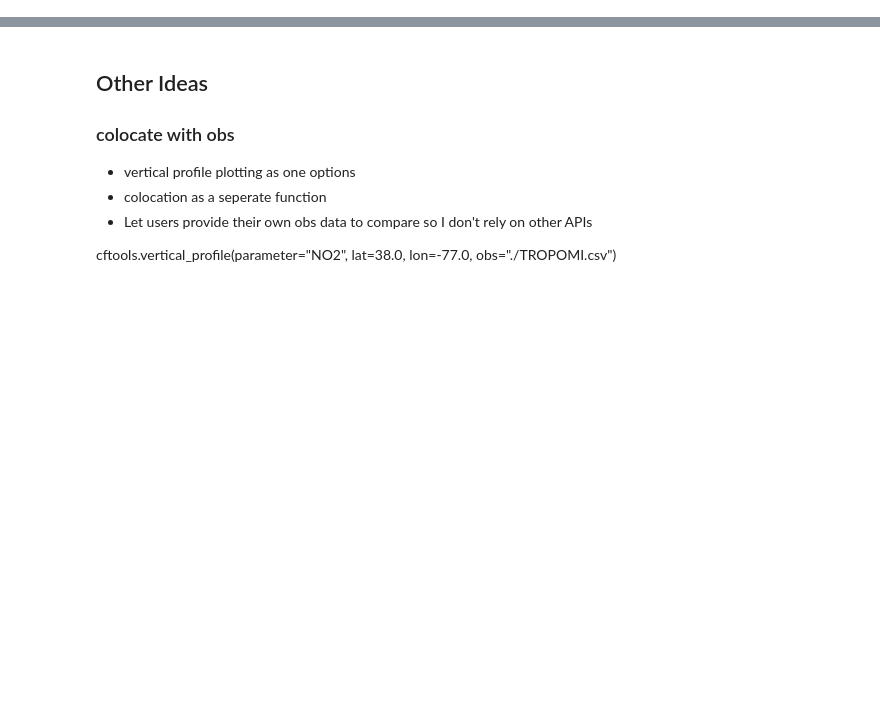
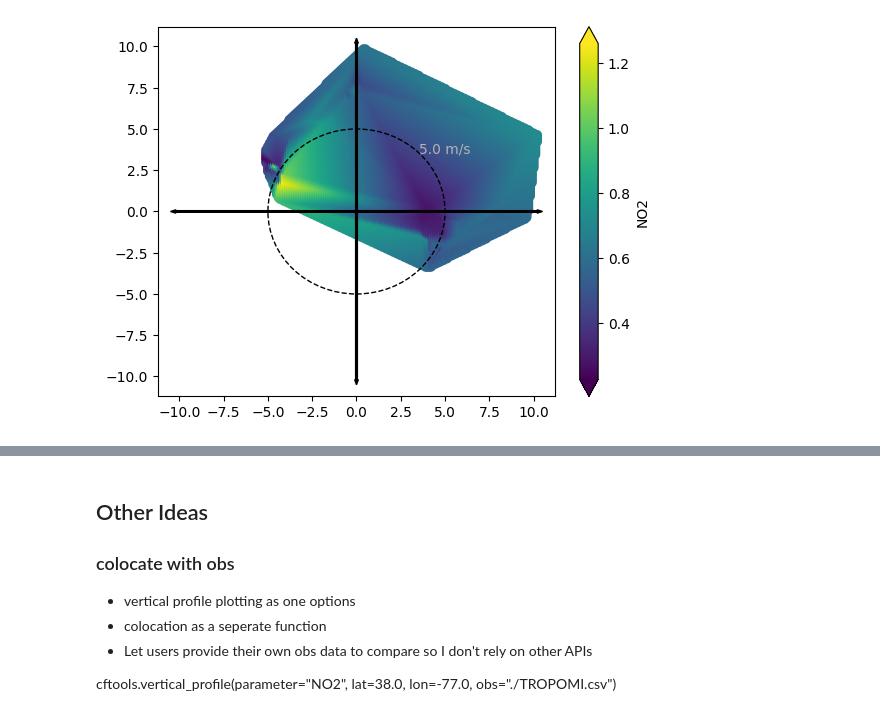
Before and after one commit to GEOS-ESM/CFTools, a Jupyter notebook: notebooks/CFTools_Usage.ipynb, the cells around one changed output, grey strips where cells are left out. Drawn from its saved outputs; the diff is of its cells as text; code cells hidden in the pictures; blank space fills up the shorter version.

```diff
--- a/notebooks/CFTools_Usage.ipynb
+++ b/notebooks/CFTools_Usage.ipynb
@@ -53,3 +56,13 @@ data
+# %%
+product='NO2'
+lat=38.0
+lon=-77.0
+start_date = '20260315'
+end_date = '20260318'
+call = cft.CfRpl('chm_v1', product, lat, lon, start_date, end_date)
+plot = call.plume_rose(); #grid_res = 0.1, show_bounds=False);
+# %% [output]
+[figure, added]
 # %%
 product='NO2'
 lat=38.0
```
Also changed, not shown: parts of 9 cells of this notebook, 6 other files.
